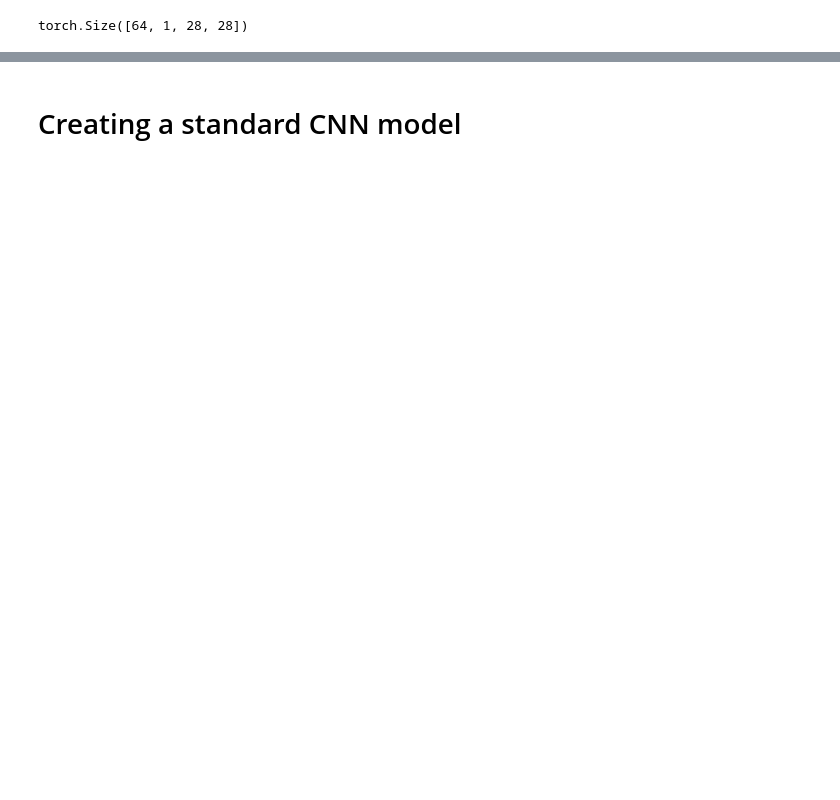
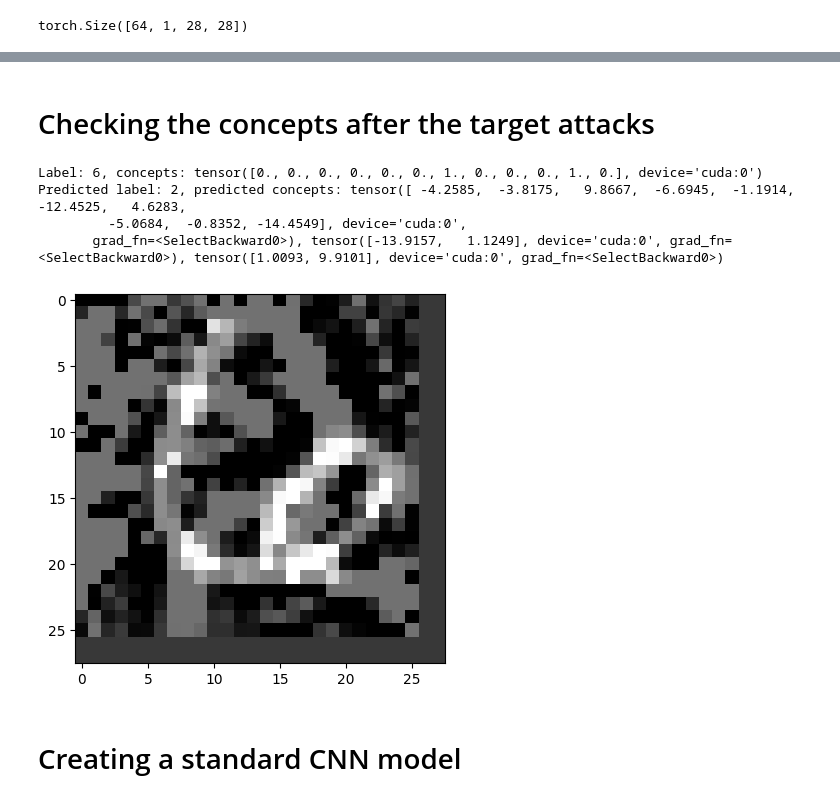
Before and after one commit to MohamedHamdy28/Exploring-the-Impact-of-Conceptual-Information-on-Neural-Network-Adversarial-Robustness, a Jupyter notebook: Concept_MNIST_Experiment.ipynb, the cells around one changed output, grey strips where cells are left out. Saved outputs shown, nothing was run; the diff lists cells and outputs as text; code cells hidden in the pictures; blank space fills up the shorter version.

```diff
--- a/Concept_MNIST_Experiment.ipynb
+++ b/Concept_MNIST_Experiment.ipynb
@@ -401,13 +359,0 @@ class Sequential(nn.Module):
-# %%
-def calc_acc_prediction(model, test_loader):
-    accuracies = []
-    for images, labels, _ in test_loader:
-        images, labels = images.to(device), labels.to(device)
-        y_pred = model(images)
-        y_pred = y_pred.argmax(dim=1)
-        acc = (y_pred == labels.argmax(dim=1)).float().mean().item()
-        accuracies.append(acc)
-    return sum(accuracies)/len(accuracies)
-
-model = Sequential(g_model, f_model)
-calc_acc_prediction(model, test_loader)
@@ -649,3 +631,22 @@ test_joint_addv(joint_model, test_loader, delta)
+# %% [markdown]
+# Checking the concepts after the target attacks
+# %%
+idx = 1
+for images, labels, concepts in test_loader:
+  images, labels, concepts = images.to(device), labels.to(device), concepts.to(device)
+  y_pred, non_overlapping, overlapping1, overlapping2 = joint_model(images + delta[:images.shape[0]])
+  print(f"Label: {labels[idx].argmax()}, concepts: {concepts[idx]}")
+  print(f"Predicted label: {y_pred[idx].argmax()}, predicted concepts: {non_overlapping[idx]}, {overlapping1[idx]}, {overlapping2[idx]}")
+  fig, ax = plt.subplots(1)
+  ax.imshow((images[idx] + delta[idx]).squeeze().cpu().numpy(), cmap="gray")
+  plt.show()
+  break
+# %% [output]
+Label: 6, concepts: tensor([0., 0., 0., 0., 0., 0., 1., 0., 0., 0., 1., 0.], device='cuda:0')
+Predicted label: 2, predicted concepts: tensor([ -4.2585,  -3.8175,   9.8667,  -6.6945,  -1.1914, -12.4525,   4.6283,
+         -5.0684,  -0.8352, -14.4549], device='cuda:0',
+       grad_fn=<SelectBackward0>), tensor([-13.9157,   1.1249], device='cuda:0', grad_fn=<SelectBackward0>), tensor([1.0093, 9.9101], device='cuda:0', grad_fn=<SelectBackward0>)
+[figure, added]
 # %% [markdown]
 # Creating a standard CNN model
 # %%
```
Also changed, not shown: parts of 42 cells of this notebook, 2 other files.
